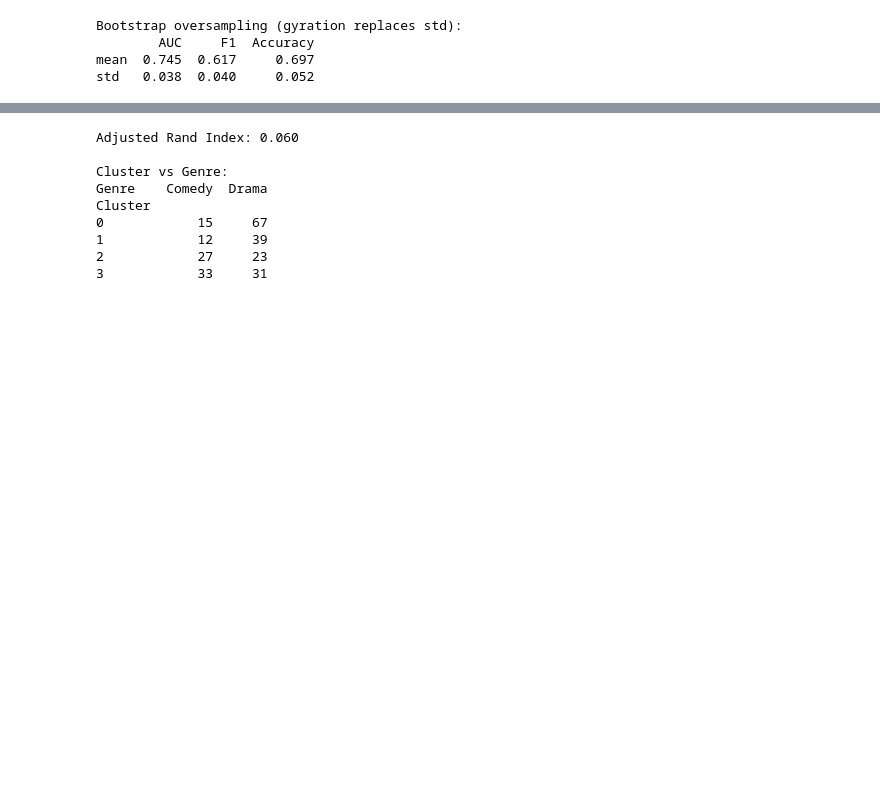
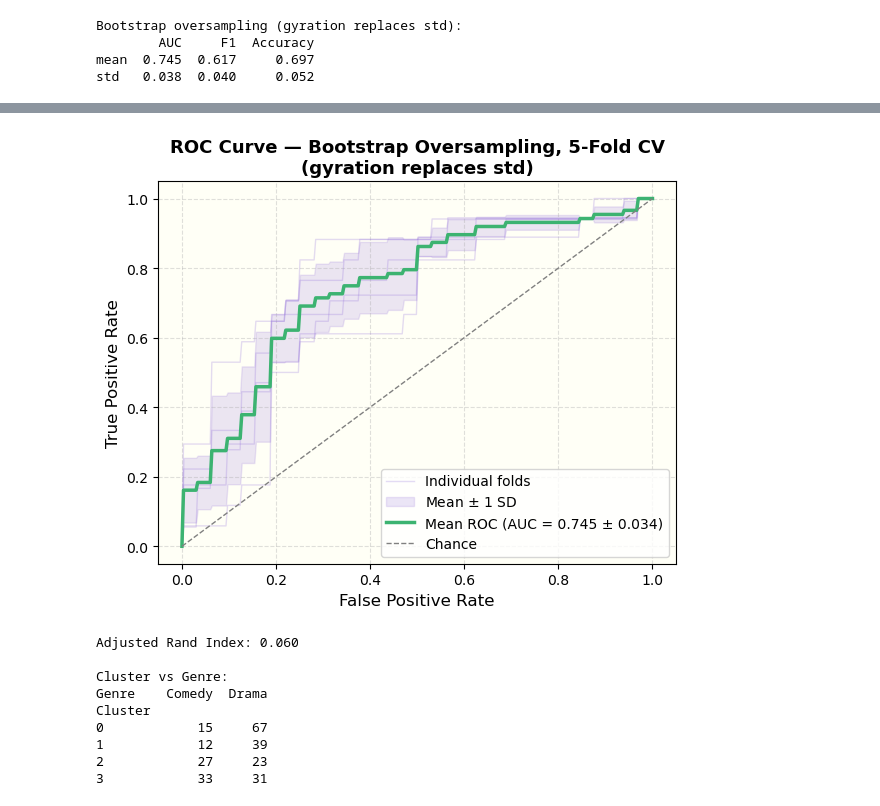
Before and after one commit to lcohenwanis/pocs2-spring2026-genre-from-archetypes, a Jupyter notebook: notebooks/prediction_gyration.ipynb, the cells around one changed output, grey strips where cells are left out. Saved outputs shown, nothing was run; the diff lists cells and outputs as text; code cells hidden in the pictures; blank space fills up the shorter version.

Commit message:
add roc curve plot

```diff
--- a/notebooks/prediction_gyration.ipynb
+++ b/notebooks/prediction_gyration.ipynb
@@ -246,6 +253,8 @@ from sklearn.metrics import roc_auc_score, f1_score, accuracy_score
 
 np.random.seed(42)
 fold_results = []
+all_y_test = []
+all_y_pred = []
 
 for train_idx, test_idx in cv.split(X_no_std, y):
     X_train, X_test = X_no_std[train_idx], X_no_std[test_idx]
@@ -277,6 +286,9 @@ for train_idx, test_idx in cv.split(X_no_std, y):
     y_pred = clf.predict(X_test_scaled)
     y_prob = clf.predict_proba(X_test_scaled)[:, 1]
 
+    all_y_test.extend(y_test)
+    all_y_pred.extend(y_pred)
+
     fold_results.append({
         'AUC':      roc_auc_score(y_test, y_prob),
         'F1':       f1_score(y_test, y_pred),
@@ -294,3 +333,64 @@ std   0.038  0.040     0.052
+# %%
+from sklearn.metrics import roc_curve, auc
+
+mean_fpr = np.linspace(0, 1, 300)
+fold_tprs = []
+fold_aucs = []
+
+np.random.seed(42)
+for train_idx, test_idx in cv.split(X_no_std, y):
+    X_train, X_test = X_no_std[train_idx], X_no_std[test_idx]
+    y_train, y_test = y[train_idx], y[test_idx]
+
+    comedy_train = X_train[y_train == 1]
+    comedy_mean  = np.mean(comedy_train, axis=0)
+    comedy_cov   = np.cov(comedy_train.T)
+    n_needed     = (y_train == 0).sum() - (y_train == 1).sum()
+    synthetic_X  = np.random.multivariate_normal(comedy_mean, comedy_cov, size=n_needed)
+    synthetic_y  = np.ones(n_needed)
+
+    X_train_aug = np.vstack([X_train, synthetic_X])
+    y_train_aug = np.concatenate([y_train, synthetic_y])
+
+    scaler_roc = StandardScaler()
+    X_tr_sc = scaler_roc.fit_transform(X_train_aug)
+    X_te_sc = scaler_roc.transform(X_test)
+
+    clf_roc = LogisticRegression(max_iter=1000)
+    clf_roc.fit(X_tr_sc, y_train_aug)
+
+    fpr, tpr, _ = roc_curve(y_test, clf_roc.predict_proba(X_te_sc)[:, 1])
+    fold_tprs.append(np.interp(mean_fpr, fpr, tpr))
+    fold_tprs[-1][0] = 0.0
+    fold_aucs.append(auc(fpr, tpr))
+
+mean_tpr = np.mean(fold_tprs, axis=0)
+mean_tpr[-1] = 1.0
+std_tpr  = np.std(fold_tprs, axis=0)
+
+fig, ax = plt.subplots(figsize=(6, 5))
+ax.set_facecolor((1.0, 1.0, 0.965))
+
+for i, tpr_fold in enumerate(fold_tprs):
+    ax.plot(mean_fpr, tpr_fold, color='mediumpurple', alpha=0.25, linewidth=1,
+            label='Individual folds' if i == 0 else None)
+
+ax.fill_between(mean_fpr, mean_tpr - std_tpr, mean_tpr + std_tpr,
+                color='mediumpurple', alpha=0.18, label=r'Mean $\pm$ 1 SD')
+ax.plot(mean_fpr, mean_tpr, color='mediumseagreen', linewidth=2.5,
+        label=f'Mean ROC (AUC = {np.mean(fold_aucs):.3f} ± {np.std(fold_aucs):.3f})')
+ax.plot([0, 1], [0, 1], linestyle='--', color='gray', linewidth=1, label='Chance')
+
+ax.set_xlabel('False Positive Rate', fontsize=12)
+ax.set_ylabel('True Positive Rate', fontsize=12)
+ax.set_title('ROC Curve — Bootstrap Oversampling, 5-Fold CV\n(gyration replaces std)', fontsize=13, fontweight='bold')
+ax.legend(fontsize=10, loc='lower right')
+ax.grid(True, linestyle='--', alpha=0.4)
+plt.tight_layout()
+plt.savefig('../figures/genre_prediction_roc_bootstrap_gyration.png', dpi=300)
+plt.show()
+# %% [output]
+[figure, added]
 # %%
 scaler = StandardScaler()
 X_scaled = scaler.fit_transform(X_no_std)
```
Also changed, not shown: parts of 9 cells of this notebook, 1 other file.
